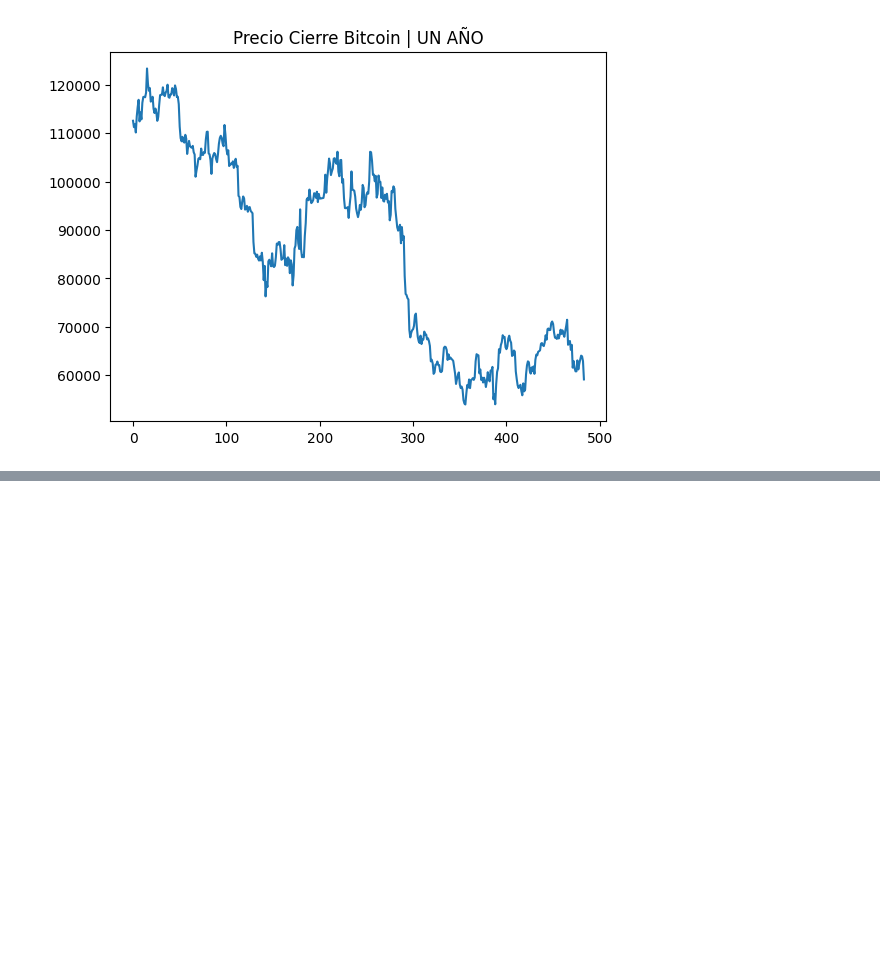
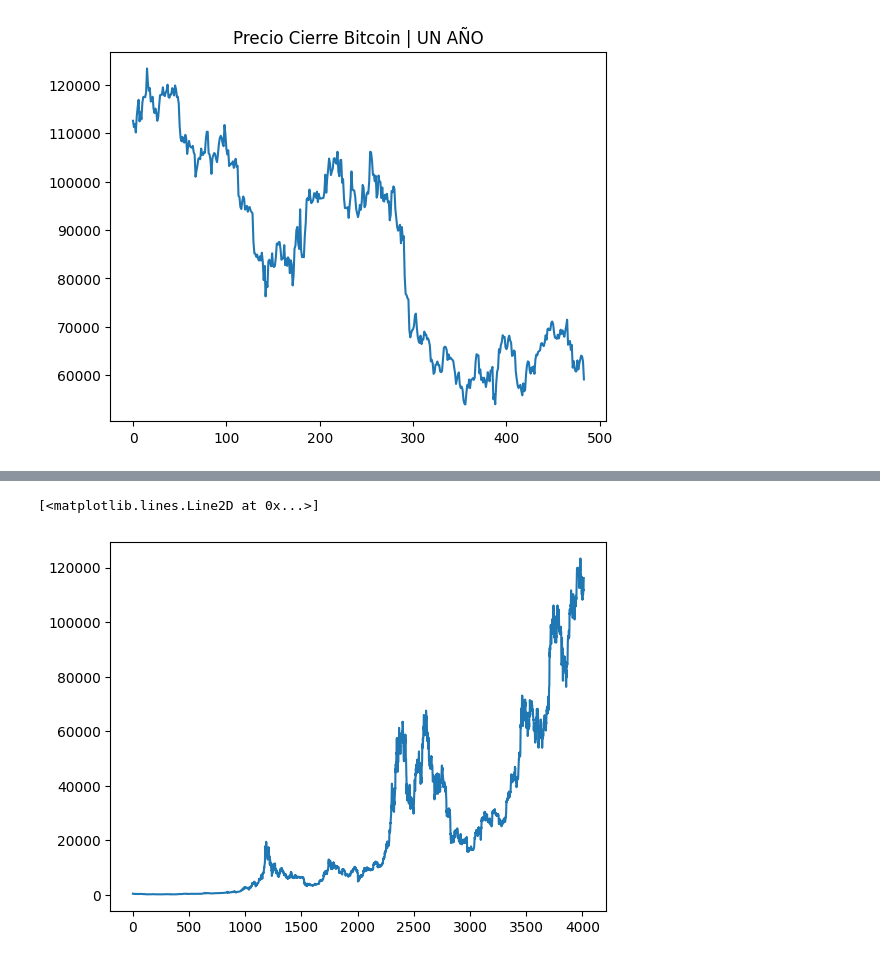
Before and after one commit to Seikened/semestre_v, a Jupyter notebook: ciencia_de_datos_aplicada_a_la_economia/clase_2.ipynb, the cells around one changed output, grey strips where cells are left out. Drawn from its saved outputs; the diff is of its cells as text; code cells hidden in the pictures; blank space fills up the shorter version.

```diff
--- a/ciencia_de_datos_aplicada_a_la_economia/clase_2.ipynb
+++ b/ciencia_de_datos_aplicada_a_la_economia/clase_2.ipynb
@@ -128,0 +156,26 @@ NameError: name 'rendimiento_bitcoin' is not defined
+# %%
+
+
+#  Bitcoin |  Desde que existe
+data_bitcoin = yf.download("BTC-USD", start="2008-01-01")
+
+print("\n [PANDAS] Bitcoin data:")
+print(data_bitcoin.head()) # type: ignore
+print(f"\n [PANDAS] data_bitcoin.columns: \n{data_bitcoin.columns}") # type: ignore
+
+
+data_bitcoin.columns = ["_".join(col).strip() for col in data_bitcoin.columns.values] # type: ignore
+data_bitcoin = data_bitcoin.reset_index() # type: ignore
+
+# Dataframe de Bitcoin
+lf_bitcoin = pl.LazyFrame(data_bitcoin)
+
+lf_bitcoin = lf_bitcoin.with_columns(
+    pl.col("Date").dt.date().alias("Date")
+)
+
+
+
+print("\n [POLARS] Bitcoin dataframe:")
+print(lf_bitcoin.limit(5).collect())
+print(f"\n [POLARS] lf_bitcoin.columns: \n{lf_bitcoin.columns}")
@@ -128,0 +201,12 @@ NameError: name 'rendimiento_bitcoin' is not defined
+# %%
+serie_precios = (
+    lf_bitcoin
+    .select('Close_BTC-USD')
+    .collect()
+    .to_series()
+)
+
+plt.plot(serie_precios, label="Precio Cierre Bitcoin")
+# %% [output]
+[<matplotlib.lines.Line2D at 0x...>]
+[figure, added]
```
Also changed, not shown: parts of 16 cells of this notebook, 3 other files.
